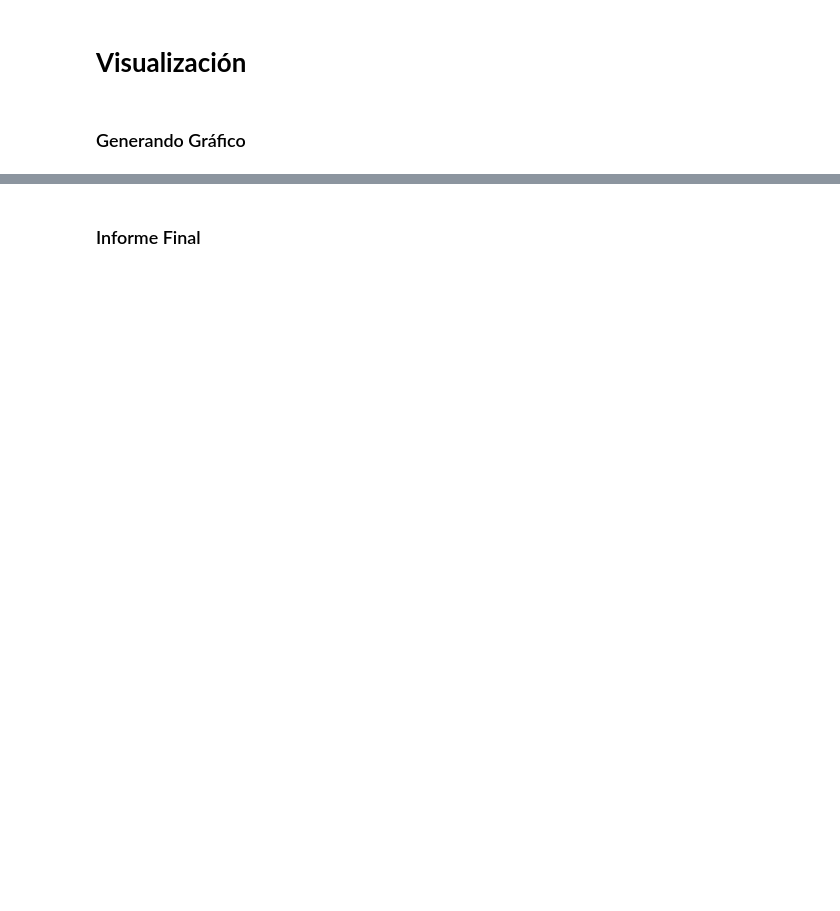
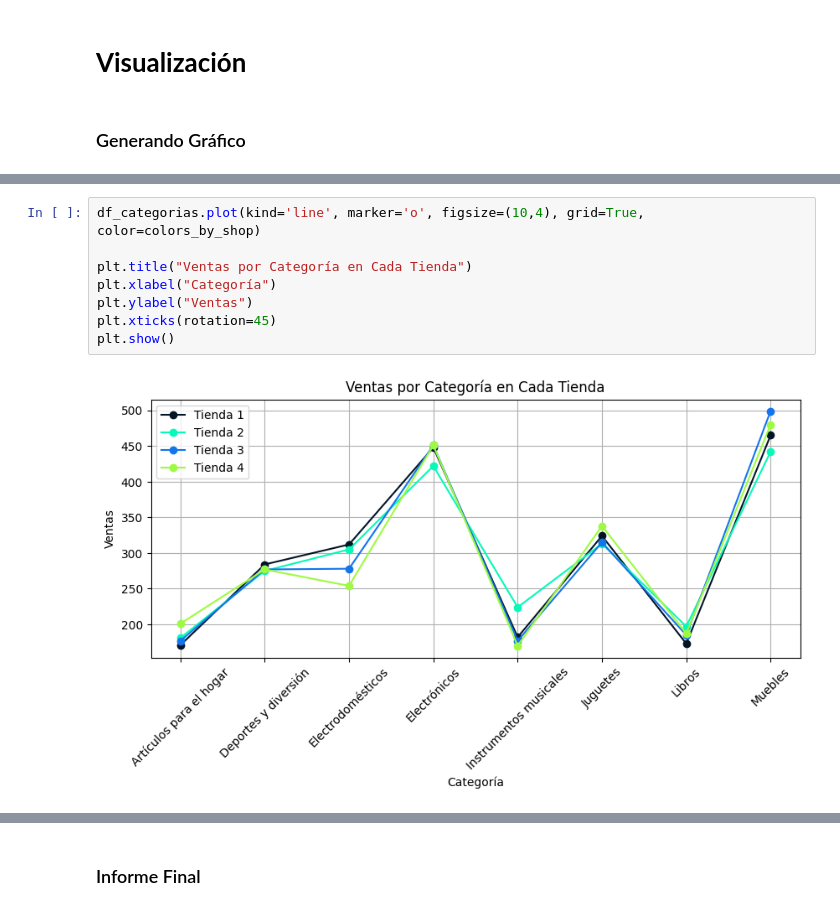
Before and after one commit to tlaxcalajuan/alura-store-challenge-jcts, a Jupyter notebook: AluraStoreLatam.ipynb, the cells around one changed output, grey strips where cells are left out. Drawn from its saved outputs; the diff is of its cells as text; blank space fills up the shorter version.

```diff
--- a/AluraStoreLatam.ipynb
+++ b/AluraStoreLatam.ipynb
@@ -204,0 +264,10 @@ df_analisis_final
+# %%
+df_categorias.plot(kind='line', marker='o', figsize=(10,4), grid=True, color=colors_by_shop)
+
+plt.title("Ventas por Categoría en Cada Tienda")
+plt.xlabel("Categoría")
+plt.ylabel("Ventas")
+plt.xticks(rotation=45)
+plt.show()
+# %% [output]
+[figure, added]
```
Also changed, not shown: parts of 15 cells of this notebook.
